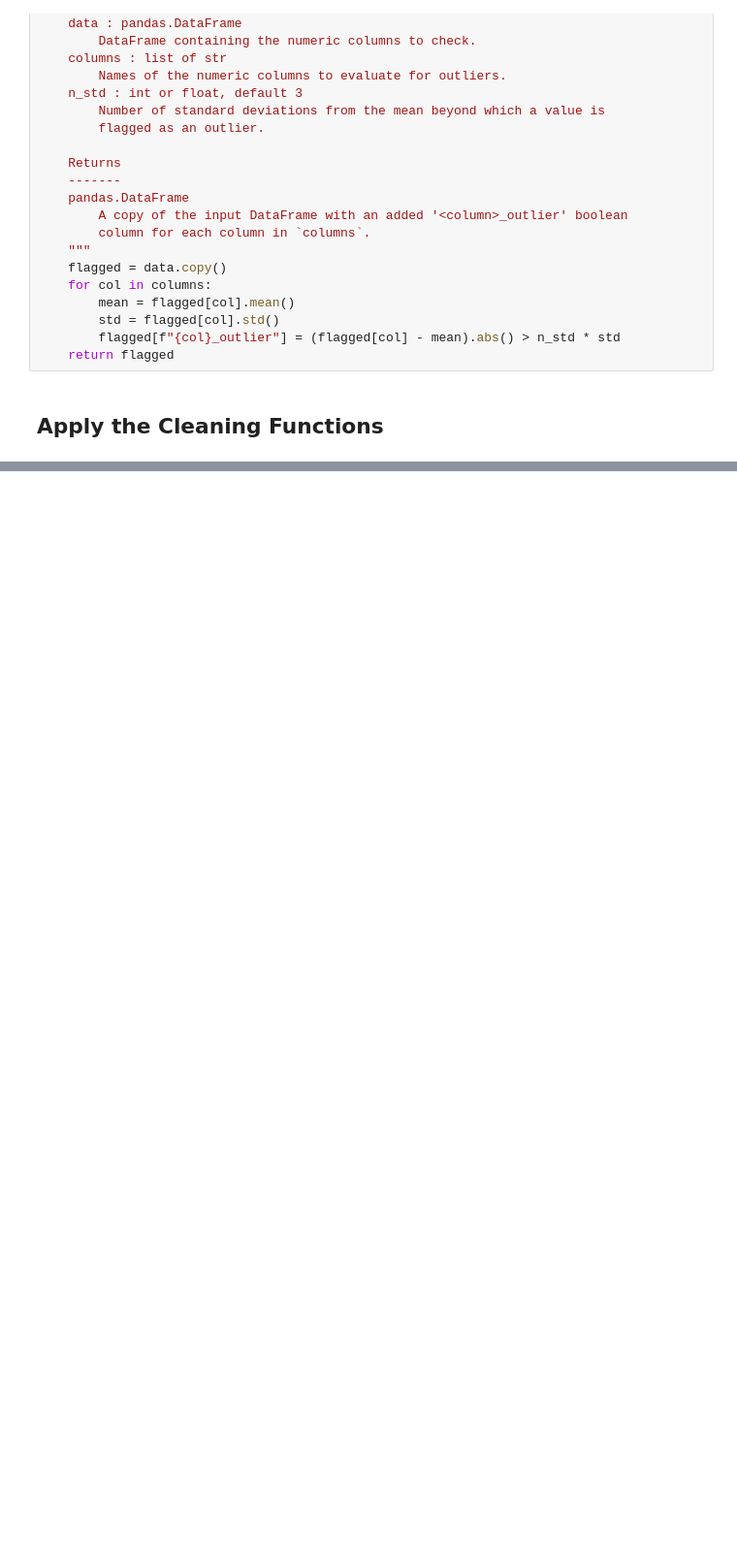
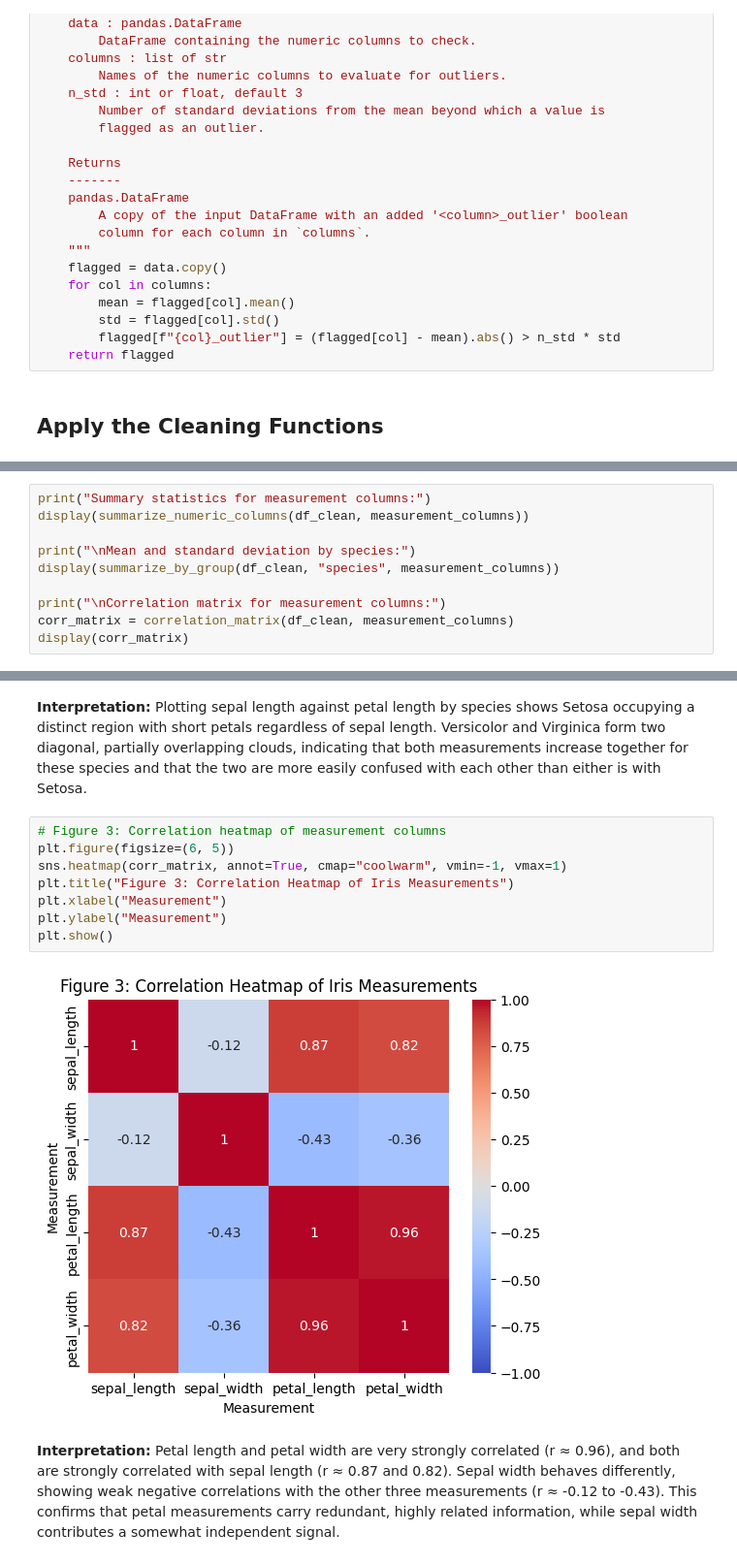
Before and after one commit to Sceptr3sec/Artificial-Intelligence-Studies, a Jupyter notebook: Capstone/StatAnalysis/data_workflow.ipynb, the cells around one changed output, grey strips where cells are left out. Shown at 97% size. Cells and saved outputs as stored; diff of their text form; blank space fills up the shorter version.

```diff
--- a/Capstone/StatAnalysis/data_workflow.ipynb
+++ b/Capstone/StatAnalysis/data_workflow.ipynb
@@ -97,0 +200,10 @@ df_clean.head()
+# %%
+print("Summary statistics for measurement columns:")
+display(summarize_numeric_columns(df_clean, measurement_columns))
+
+print("\nMean and standard deviation by species:")
+display(summarize_by_group(df_clean, "species", measurement_columns))
+
+print("\nCorrelation matrix for measurement columns:")
+corr_matrix = correlation_matrix(df_clean, measurement_columns)
+display(corr_matrix)
@@ -97,0 +254,14 @@ df_clean.head()
+# %% [markdown]
+**Interpretation:** Plotting sepal length against petal length by species shows Setosa occupying a distinct region with short petals regardless of sepal length. Versicolor and Virginica form two diagonal, partially overlapping clouds, indicating that both measurements increase together for these species and that the two are more easily confused with each other than either is with Setosa.
+# %%
+# Figure 3: Correlation heatmap of measurement columns
+plt.figure(figsize=(6, 5))
+sns.heatmap(corr_matrix, annot=True, cmap="coolwarm", vmin=-1, vmax=1)
+plt.title("Figure 3: Correlation Heatmap of Iris Measurements")
+plt.xlabel("Measurement")
+plt.ylabel("Measurement")
+plt.show()
+# %% [output]
+[figure, added]
+# %% [markdown]
+**Interpretation:** Petal length and petal width are very strongly correlated (r ≈ 0.96), and both are strongly correlated with sepal length (r ≈ 0.87 and 0.82). Sepal width behaves differently, showing weak negative correlations with the other three measurements (r ≈ -0.12 to -0.43). This confirms that petal measurements carry redundant, highly related information, while sepal width contributes a somewhat independent signal.
```
Also changed, not shown: parts of 18 cells of this notebook.
